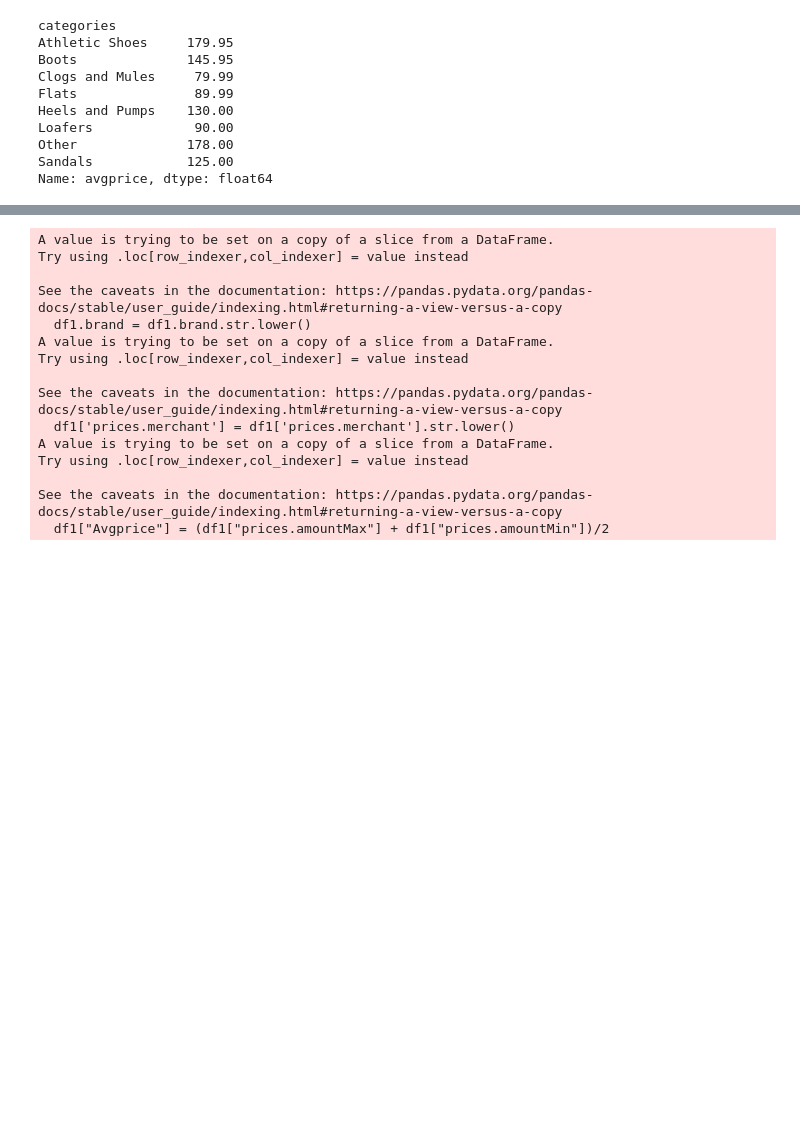
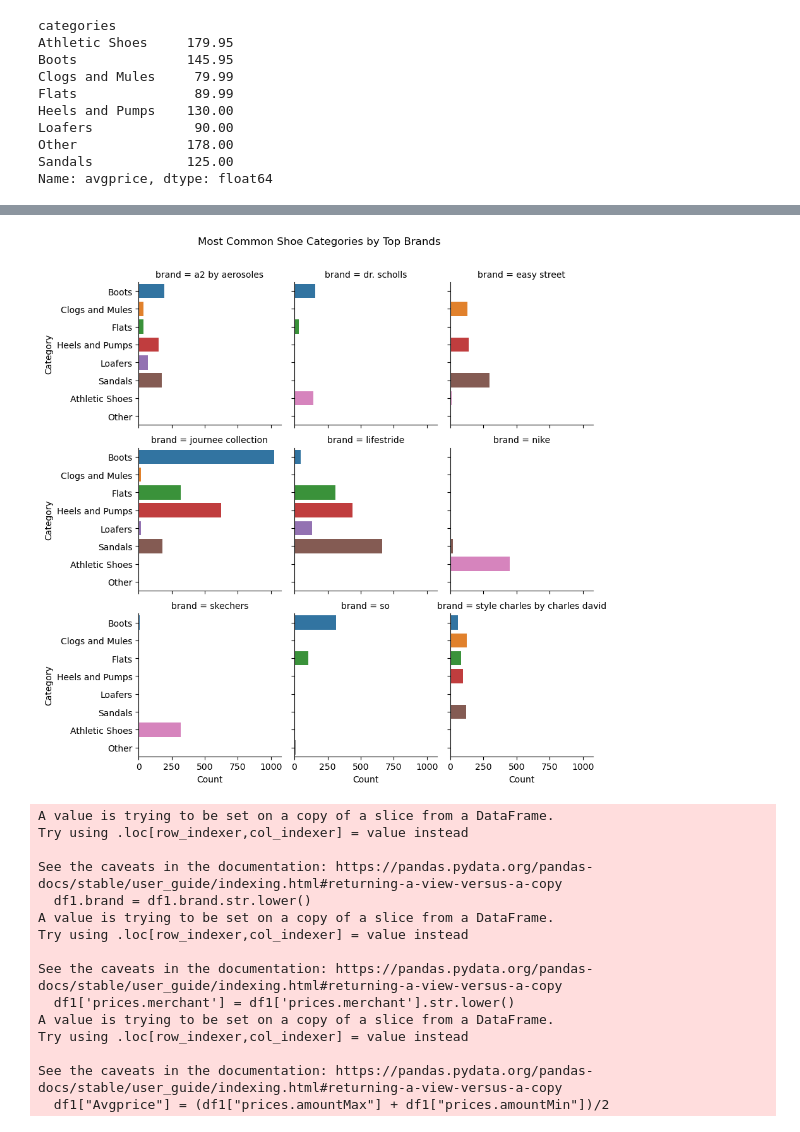
Before and after one commit to azim-charaniya/DS-Women-s-Shoe-Prices, a Jupyter notebook: Untitled_Aug1.ipynb, the cells around one changed output, grey strips where cells are left out. Cells and saved outputs as stored; diff of their text form; code cells hidden in the pictures; blank space fills up the shorter version.

```diff
--- a/Untitled_Aug1.ipynb
+++ b/Untitled_Aug1.ipynb
@@ -819,3 +832,13 @@ sns.boxplot(df,x="avgprice",y="categories")
+# %%
+g = sns.FacetGrid(brands_and_categories, col="brand", col_wrap=3, hue='categories')
+g.map_dataframe(sns.barplot, x="id", y='categories', order=brands_and_categories.categories.unique())
+g.set_xlabels('Count')
+g.set_ylabels('Category')
+g.fig.subplots_adjust(top=0.9)
+g.fig.suptitle('Most Common Shoe Categories by Top Brands')
+plt.show()
+# %% [output]
+[figure, added]
 # %%
 #OUTLINE:
 
```
Also changed, not shown: parts of 22 cells of this notebook.
